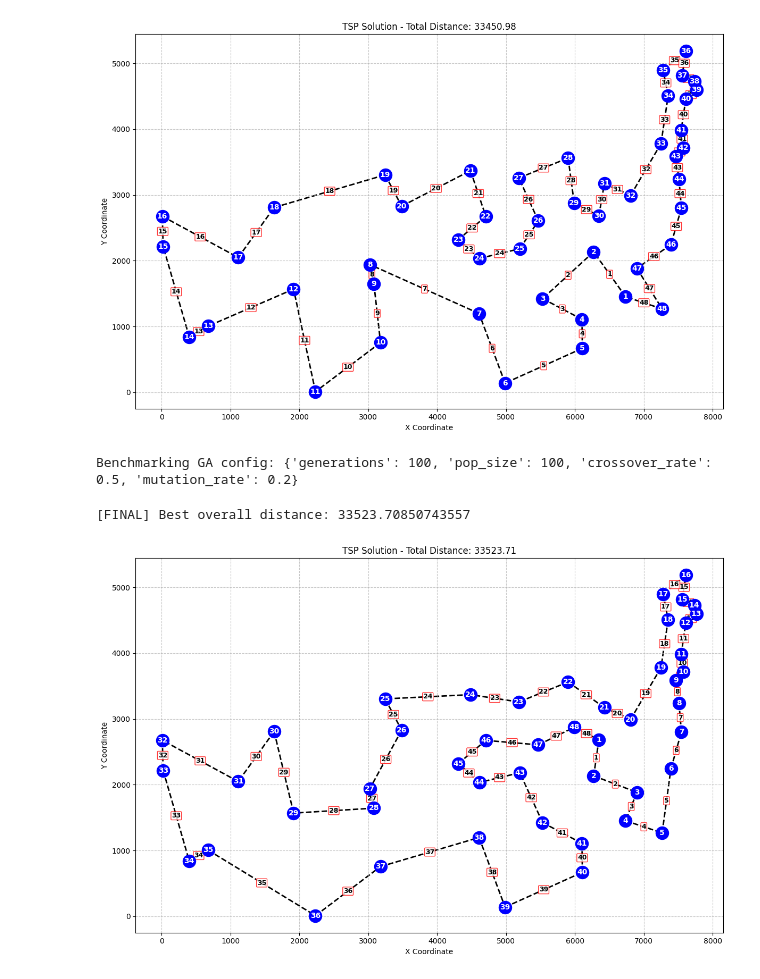
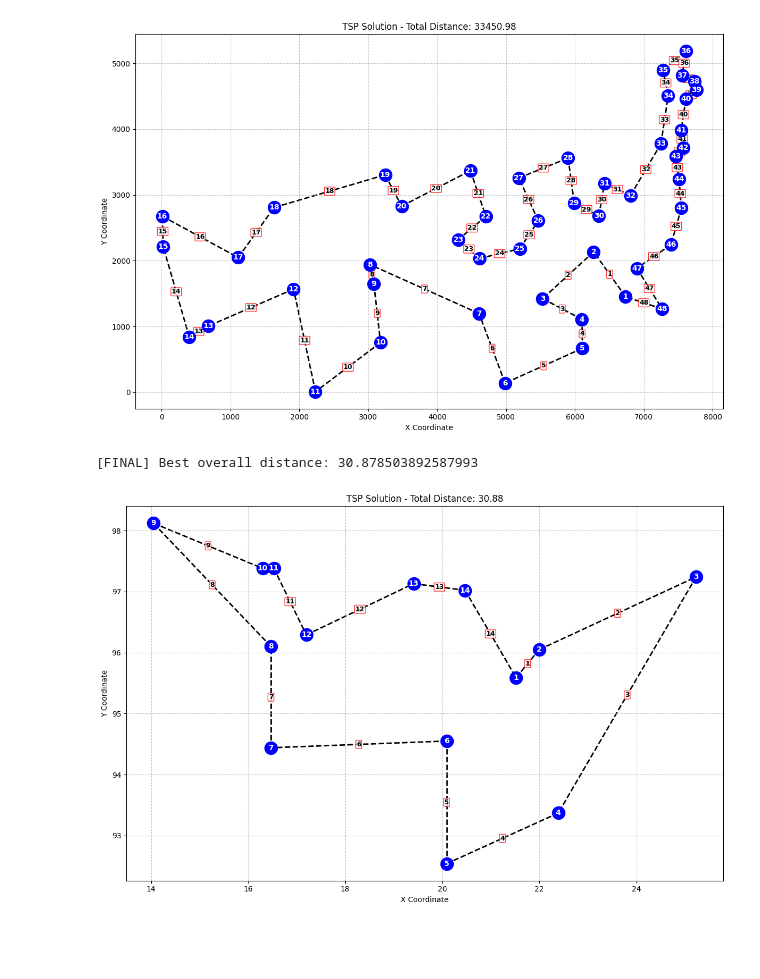
Before and after one commit to huskyybtw/ISA-Optymalizacja-Procesow-Dyskretnych, a Jupyter notebook: TSP/tsp.ipynb, the cells around one changed output. Saved outputs shown, nothing was run; the diff lists cells and outputs as text; code cells hidden in the pictures; blank space fills up the shorter version.

```diff
--- a/TSP/tsp.ipynb
+++ b/TSP/tsp.ipynb
@@ -283,14 +278,14 @@ def genetic_algorithm(data, generations=100, pop_size=100, crossover_rate=0.8, m
 # %%
 import time
 
-base_config = {'generations': 100, 'pop_size': 100, 'crossover_rate': 0.5, 'mutation_rate': 0.2}
+base_config = {'generations': 10, 'pop_size': 100, 'crossover_rate': 0.5, 'mutation_rate': 0.2}
 
 ga_configs = [
     base_config,
     # Zmieniamy tylko generacje
-    {**base_config, 'generations': 50},
-    {**base_config, 'generations': 150},
-    {**base_config, 'generations': 200},
+    {**base_config, 'generations': 15},
+    {**base_config, 'generations': 25},
+    {**base_config, 'generations': 5},
 
     # Zmieniamy tylko populację
     {**base_config, 'pop_size': 50},
@@ -307,7 +302,7 @@ ga_configs = [
     {**base_config, 'mutation_rate': 0.7},
     {**base_config, 'mutation_rate': 0.8},
     {**base_config, 'mutation_rate': 0.9},
-    {**base_config, 'mutation_rate': 1.0},  # całkowicie losowa ścieżka co pokolenie
+    {**base_config, 'mutation_rate': 1.0},
 ]
 
 
@@ -340,15 +335,13 @@ def benchmark_genetic_algorithm(data, configs, runs=5):
         print(f"Avg distance: {avg_distance:.2f}, Avg time: {avg_time:.3f} sec\n")
     return results
 
-data = load_file("pr144.tsp")
+data = load_file("att48.tsp")
 benchmark_genetic_algorithm(data, ga_configs)
-# %% [output]
-Benchmarking GA config: {'generations': 100, 'pop_size': 100, 'crossover_rate': 0.5, 'mutation_rate': 0.2}
 # %%
-data = load_file("att48.tsp")
+data = load_file("burma14.tsp")
 best_distance, best_path = genetic_algorithm(data)
 plot_tsp_solution(best_distance, best_path)
 #33523
 # %% [output]
-[FINAL] Best overall distance: 33523.70850743557
+[FINAL] Best overall distance: 30.878503892587993
-[figure, old version]
+[figure, new version]
```
Also changed, not shown: parts of 1 cell of this notebook.
